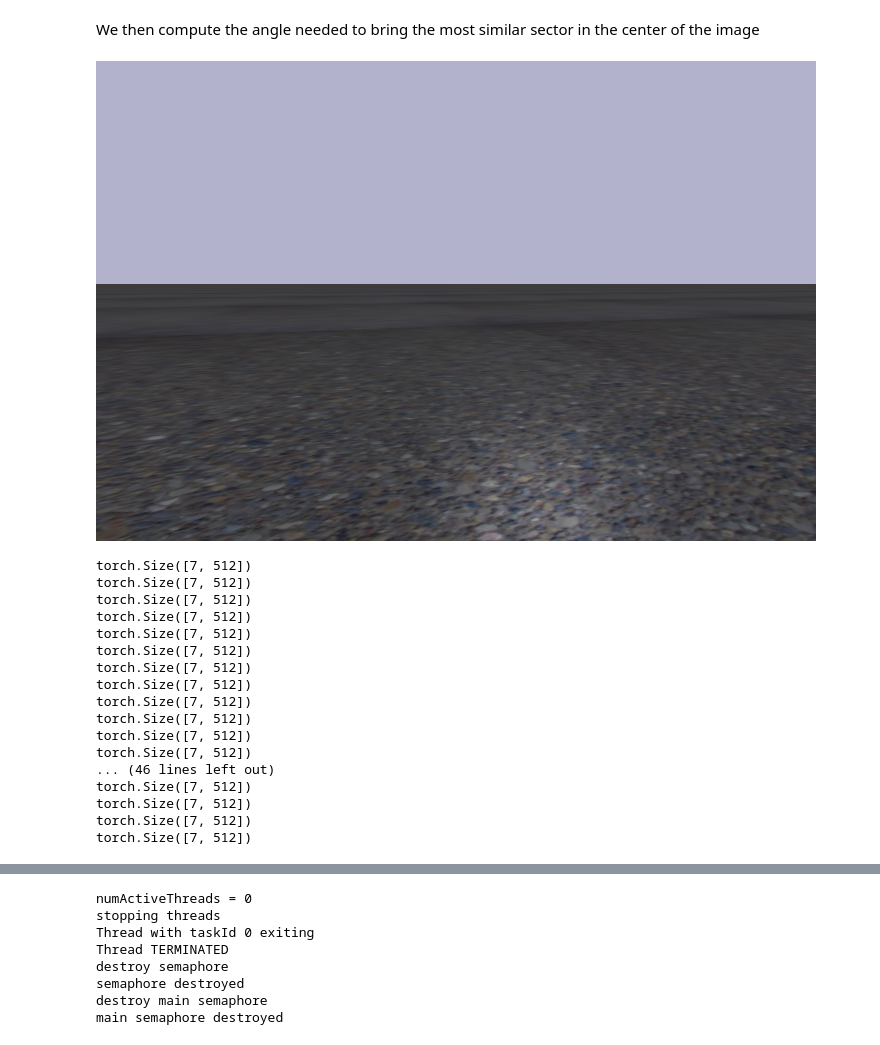
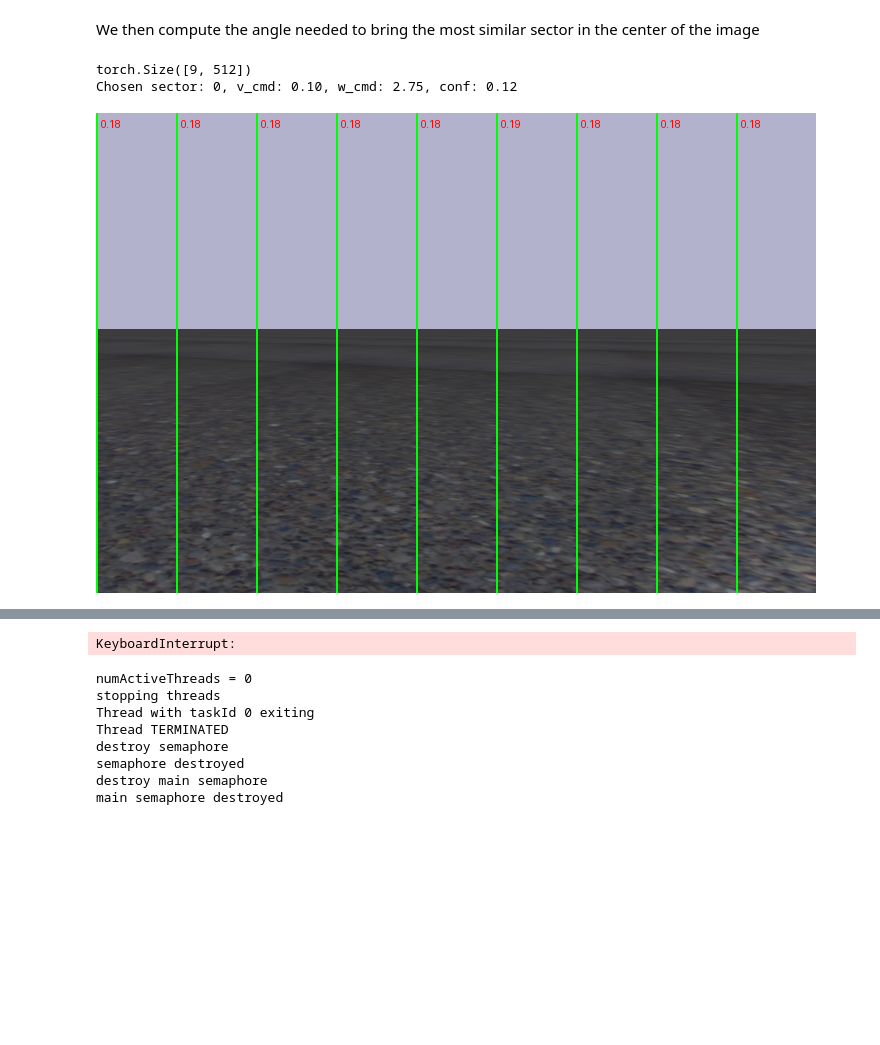
Before and after one commit to rantaluca/MiniVLA-Nav, a Jupyter notebook: main.ipynb, the cells around one changed output, grey strips where cells are left out. Cells and saved outputs as stored; diff of their text form; code cells hidden in the pictures; blank space fills up the shorter version.

Commit message:
built the demo main.py and upgraded the camera feed

```diff
--- a/main.ipynb
+++ b/main.ipynb
@@ -91,7 +91,7 @@ def _score_sectors(pil_img: Image.Image, text_emb: torch.Tensor, K=7):
 # %% [markdown]
 We then compute the angle needed to bring the most similar sector in the center of the image
 # %%
-def _sector_to_cmd(sims: torch.Tensor, K: int, fov_deg=120.0, v_max=10.00, w_gain=3.5, conf_th=0.12):
+def _sector_to_cmd(sims, K, fov_deg=120.0, v_max=10.00, w_gain=3.5, conf_th=0.12):
     """
     sims: [K] cosine scores. Pick argmax -> bearing in [-FOV/2, +FOV/2] (radians).
     Forward speed scales with confidence and reduces when turning sharply.
@@ -106,14 +106,16 @@ def _sector_to_cmd(sims: torch.Tensor, K: int, fov_deg=120.0, v_max=10.00, w_gai
     # turn rate
     w = - w_gain * bearing
 
-    # forward speed: zero if low confidence; otherwise slower when turning
+    # forward speed: zero if low confidence; zotherwise slower when turning
     if conf < conf_th:
         v = 0.1
     else:
         v = v_max * conf * max(0.0, math.cos(bearing))
     return v, w, idx, conf
 # %%
-SMOOTH = 0.3
+SMOOTH_v = 0.5
+SMOOTH_w = 0.15
+K_SECTORS = 9
 def compute_next_cmd(v, w, camera_feed, prompt):
     global text_emb, _prev_v, _prev_w
     if camera_feed is None:
@@ -123,24 +125,40 @@ def compute_next_cmd(v, w, camera_feed, prompt):
 
     #converts the image and computes the sector scores
     pil = _to_pil(camera_feed)
-    sims, _ = _score_sectors(pil, text_emb, K=7)
+    sims, _ = _score_sectors(pil, text_emb, K=K_SECTORS)
     #print(sims)  #
 
     # Convert chosen sector to bearing & forward speed
-    v_cmd, w_cmd, idx, conf = _sector_to_cmd(sims, K=7, fov_deg=90.0)
+    if torch.all(sims <= 0.15):
+        # no positive matches
+        v_cmd, w_cmd, idx, conf = 0.0, 0.0, -1, 0.0
+    else:
+        v_cmd, w_cmd, idx, conf = _sector_to_cmd(sims, K=K_SECTORS, fov_deg=90.0)
+    print(f"Chosen sector: {idx}, v_cmd: {v_cmd:.2f}, w_cmd: {w_cmd:.2f}, conf: {conf:.2f}")
 
     # Smooth commands
-    v_sm = SMOOTH * _prev_v + (1.0 - SMOOTH) * v_cmd
-    w_sm = SMOOTH * _prev_w + (1.0 - SMOOTH) * w_cmd
+    v_sm = SMOOTH_v * _prev_v + (1.0 - SMOOTH_v) * v_cmd
+    w_sm = SMOOTH_w * _prev_w + (1.0 - SMOOTH_w) * w_cmd
     _prev_v, _prev_w = v_sm, w_sm
     return float(v_sm), float(w_sm), sims
 # %%
 from IPython.display import display
 from PIL import Image
+from PIL import ImageDraw
 
-def plot_camera_feed(frame_bgr):
+def plot_camera_feed(frame_bgr, sims=None):
     rgb = frame_bgr[:, :, ::-1]
     pil = Image.fromarray(rgb)
+    # adding sector lines and scores
+    if sims is not None:
+        W, H = pil.size
+        w = W // K_SECTORS
+        draw = ImageDraw.Draw(pil)
+        for i in range(K_SECTORS):
+            x = i * w
+            draw.line([(x, 0), (x, H)], fill=(0, 255, 0), width=2)
+            score = sims[i].item()
+            draw.text((x + 5, 5), f"{score:.2f}", fill=(255, 0, 0))
     if not hasattr(plot_camera_feed, "h"):
         plot_camera_feed.h = display(pil, display_id=True)
     else:
@@ -148,29 +166,14 @@ def plot_camera_feed(frame_bgr):
 # %%
 v,w = 0.0, 0.0
 _prev_v, _prev_w = 0.0, 0.0
-prompt = "Go to the pink box on your right"
-
+prompt = "a photo of a small bright red ball, red sphere, vivid red color"
+#prompt = "a small spherical cyan ball next to a bigger red ball"
 while True:
-    camera_feed = env.step(steps=15, cmd=(v, w), camera_feed=True)
+    camera_feed = env.step(steps=30, cmd=(v, w), camera_feed=True)
     # plot the camera feed
-    plot_camera_feed(camera_feed)
-    v,w, _ = compute_next_cmd(v, w, camera_feed, prompt)
+    v,w, sims = compute_next_cmd(v, w, camera_feed, prompt)
+    plot_camera_feed(camera_feed, sims)
 # %% [output]
+torch.Size([9, 512])
+Chosen sector: 0, v_cmd: 0.10, w_cmd: 2.75, conf: 0.12
-[figure, old version]
+[figure, new version]
-torch.Size([7, 512])
-torch.Size([7, 512])
-torch.Size([7, 512])
-torch.Size([7, 512])
-torch.Size([7, 512])
-torch.Size([7, 512])
-torch.Size([7, 512])
-torch.Size([7, 512])
-torch.Size([7, 512])
-torch.Size([7, 512])
-torch.Size([7, 512])
-torch.Size([7, 512])
-... (46 lines left out)
-torch.Size([7, 512])
-torch.Size([7, 512])
-torch.Size([7, 512])
-torch.Size([7, 512])
@@ -178,3 +197,4 @@ KeyboardInterrupt:
+KeyboardInterrupt:
 # %%
 env.reset_pose()
 # %%
```
Also changed, not shown: parts of 3 cells of this notebook, 4 other files.
